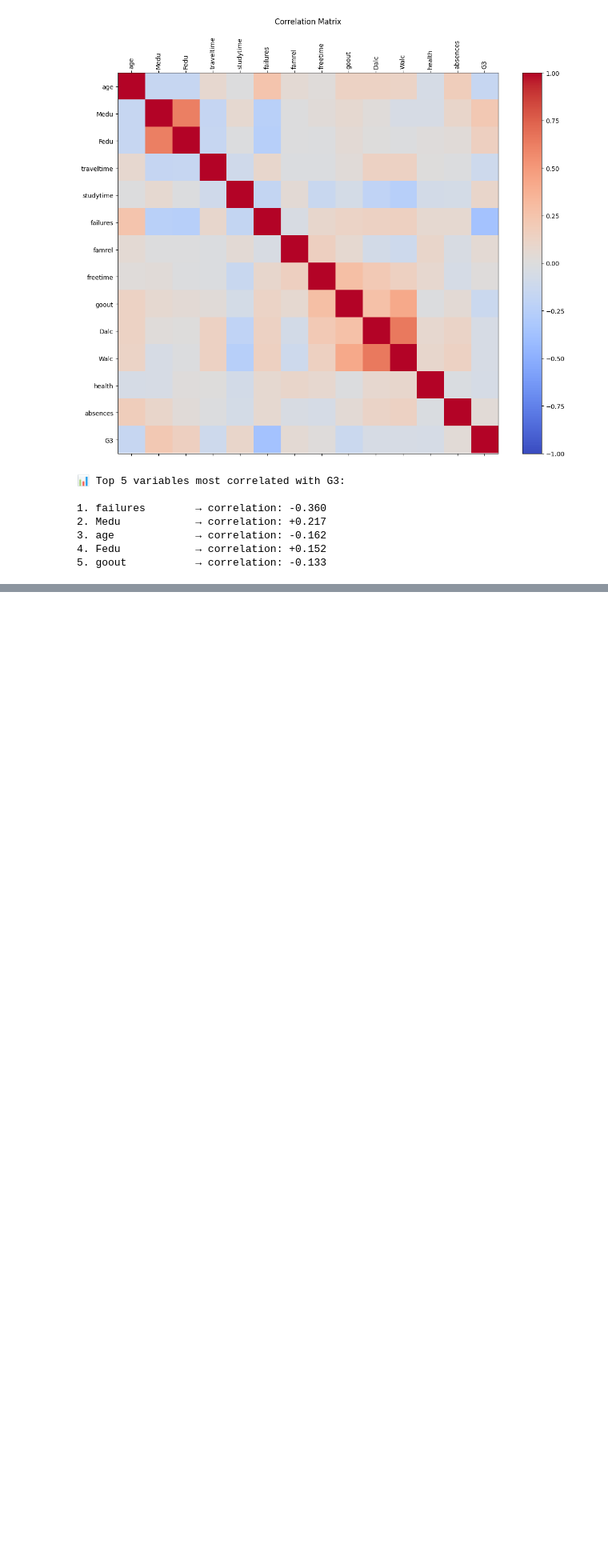
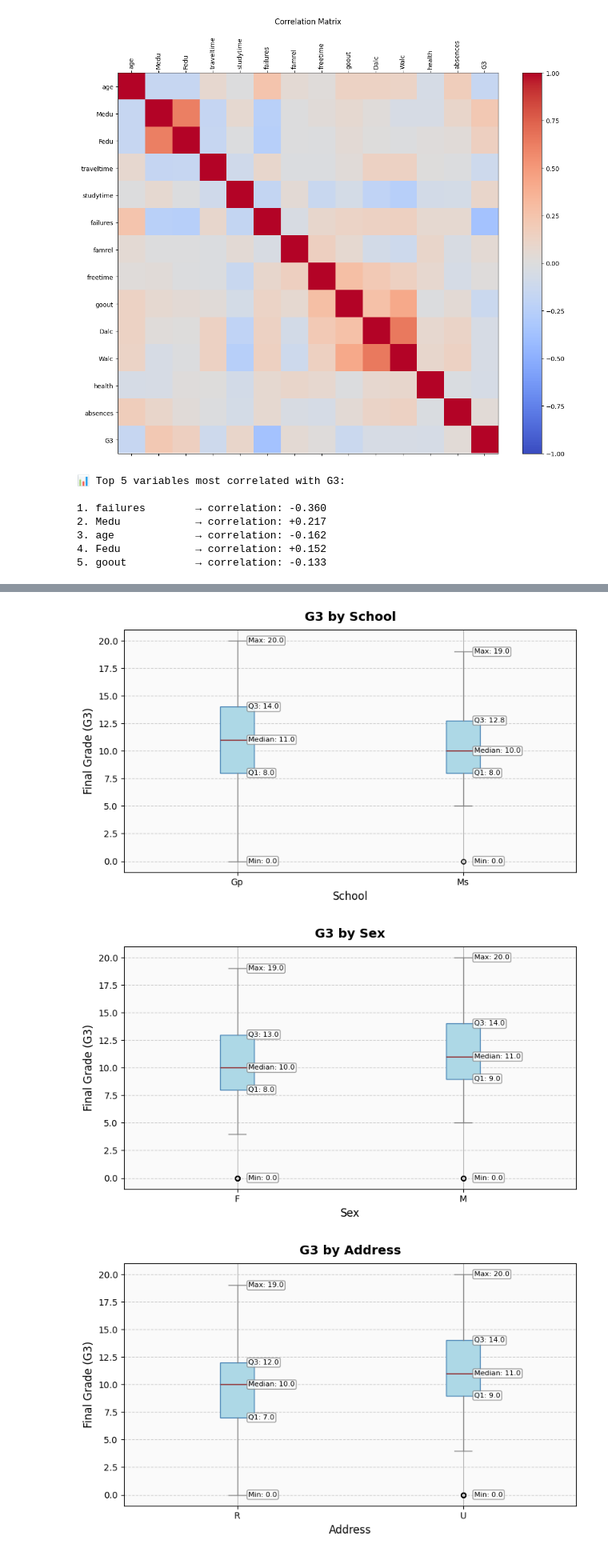
Before and after one commit to blake-cromar/student-performance-ml, a Jupyter notebook: automl.ipynb, the cells around one changed output, grey strips where cells are left out. Shown at 80% size. Drawn from its saved outputs; the diff is of its cells as text; code cells hidden in the pictures; blank space fills up the shorter version.

Commit message:
Added box and wiskers plots

```diff
--- a/automl.ipynb
+++ b/automl.ipynb
@@ -481,0 +484,72 @@ for i, (col, val) in enumerate(top_5.items(), start=1):
+# %%
+import matplotlib.pyplot as plt
+import pandas as pd
+
+# ╔════════════════════════════════════════════════════════════╗
+# ║ 📦 BOXPLOTS OF G3 GROUPED BY CATEGORICAL FEATURES (CLEANED) ║
+# ╚════════════════════════════════════════════════════════════╝
+
+# Identify categorical columns
+categorical_cols = df.select_dtypes(include=["object", "category", "bool"]).columns
+
+# Function to clean titles (e.g., "school_support" → "School Support")
+def clean_label(label):
+    return str(label).replace("_", " ").title()
+
+# Plot boxplots for each categorical column
+for col in categorical_cols:
+    unique_vals = df[col].dropna().unique()
+
+    if len(unique_vals) < 2:
+        continue  # Skip non-informative columns
+
+    fig, ax = plt.subplots(figsize=(8, 5))
+
+    # Boxplot setup
+    df.boxplot(column="G3", by=col, ax=ax, patch_artist=True,
+               boxprops=dict(facecolor='lightblue', color='steelblue'),
+               medianprops=dict(color='darkred'),
+               whiskerprops=dict(color='gray'),
+               capprops=dict(color='gray'),
+               flierprops=dict(marker='o', markersize=5, color='gray', alpha=0.5))
+
+    # Clean title and labels
+    ax.set_title(f"G3 by {clean_label(col)}", fontsize=14, fontweight='bold', pad=10)
+    plt.suptitle("")
+    ax.set_xlabel(clean_label(col), fontsize=12)
+    ax.set_ylabel("Final Grade (G3)", fontsize=12)
+    ax.grid(True, axis='y', linestyle='--', alpha=0.6)
+    ax.set_facecolor("#fafafa")
+
+    # Map category values to positions (default: 1, 2, 3...)
+    sorted_vals = sorted(unique_vals)
+    positions = {val: i + 1 for i, val in enumerate(sorted_vals)}
+
+    for val, pos in positions.items():
+        stats = df[df[col] == val]["G3"].describe()
+        labels = {
+            "Min": stats["min"],
+            "Q1": stats["25%"],
+            "Median": stats["50%"],
+            "Q3": stats["75%"],
+            "Max": stats["max"]
+        }
+
+        for label, y in labels.items():
+            ax.text(
+                pos + 0.05, y,
+                f"{label}: {y:.1f}",
+                va='center', ha='left',
+                fontsize=8, color='black',
+                bbox=dict(facecolor='white', edgecolor='gray', boxstyle='round,pad=0.2', alpha=0.8)
+            )
+
+    # Replace x-tick labels with cleaned versions
+    ax.set_xticklabels([clean_label(val) for val in sorted_vals], fontsize=10)
+
+    plt.tight_layout()
+    plt.show()
+# %% [output]
+[figure, added]
+[figure, added]
+[figure, added]
```
Also changed, not shown: parts of 2 cells of this notebook.
